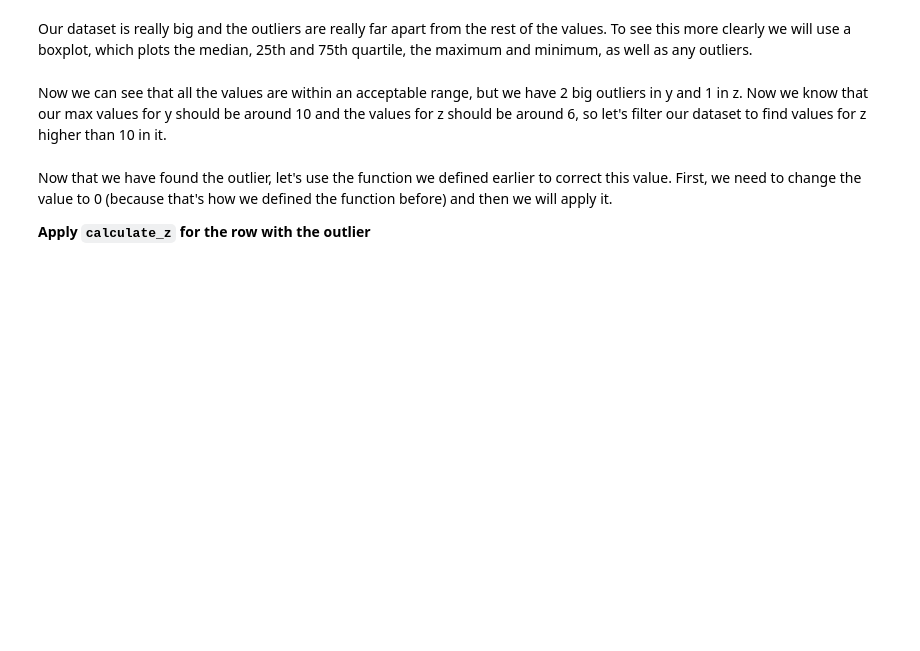
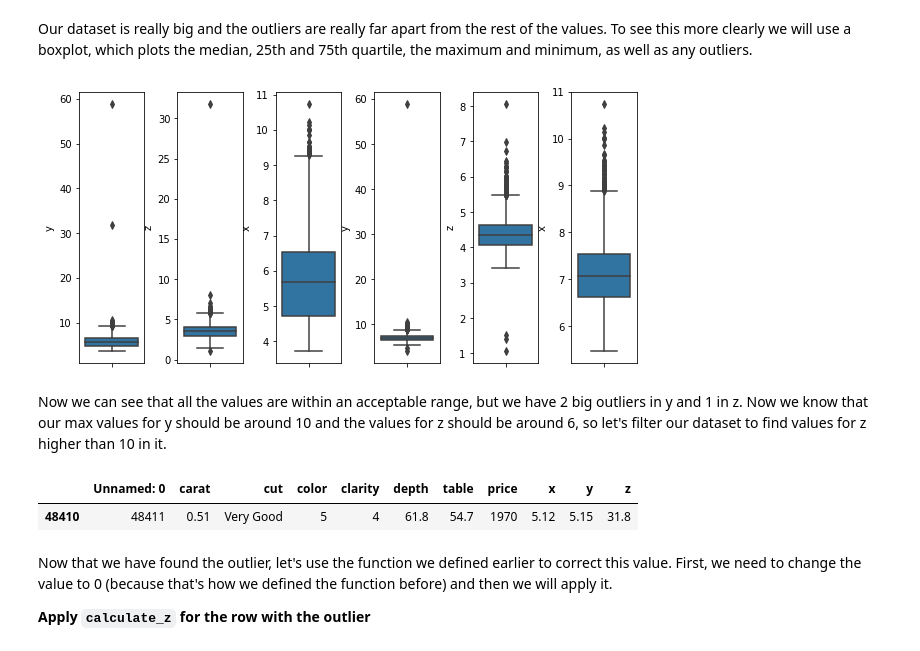
Before and after one commit to ta-data-lis/M2-mini-project1, a Jupyter notebook: 1.-Data Cleaning.ipynb, the cells around one changed output. Cells and saved outputs as stored; diff of their text form; code cells hidden in the pictures; blank space fills up the shorter version.

```diff
--- a/1.-Data Cleaning.ipynb
+++ b/1.-Data Cleaning.ipynb
@@ -118,2 +205,19 @@ For those 12 rows, we will create a function that applies the formula given in t
+# %%
+#your code here
+def calculate_z(df,col):
+    for row in df.index:
+        if (df.loc[row,col] == 0):
+            df.loc[row,col] = round((df.loc[row,"depth"]/100)*(df.loc[row,"x"]+df.loc[row,"y"])/2,2)
+        else:
+            continue
+    return df[col]
+
+
+#def calculate_z(r):
+#    if r == 0:
+#        z = (diamonds['depth']*(diamonds['x'] + diamonds['y'])) /2
+#   else:
+#        z = r
+#    return z
 # %% [markdown]
 **Apply it just to the rows with incorrect values**
@@ -121,0 +224,6 @@ For those 12 rows, we will create a function that applies the formula given in t
+# %%
+#your code here
+diamonds["z"] = calculate_z(diamonds,"z")
+
+filt=diamonds[(diamonds["x"]==0) | (diamonds["y"]==0) | (diamonds["z"]==0)]
+filt
@@ -130,3 +246,8 @@ To replace them we can use the pandas .replace() method and np.NaN.
+# %%
+#your code herediamonds["z"].replace(0, np.NaN, inplace=True)
+diamonds['x'] = diamonds['x'].replace(0,np.nan)
+diamonds['y'] = diamonds['y'].replace(0,np.nan)
+diamonds['z'] = diamonds['z'].replace(0,np.nan)
 # %% [markdown]
 Let's check the data again with the `describe()` method.
 # %%
@@ -156,0 +314,4 @@ To manage these outliers, we are going to filter our DataFrame, we're going to t
+# %%
+#your code here
+dia75 = diamonds[diamonds.price>diamonds.price.quantile(.75)]
+dia75.describe()
@@ -158,14 +329,25 @@ To manage these outliers, we are going to filter our DataFrame, we're going to t
 Our dataset is really big and the outliers are really far apart from the rest of the values. To see this more clearly we will use a boxplot, which plots the median, 25th and 75th quartile, the maximum and minimum, as well as any outliers.
 # %%
 #Run this code
-fig, ax = plt.subplots(1,2, figsize=(10, 5))
+fig, ax = plt.subplots(1,6, figsize=(10, 5))
 sns.boxplot(y=diamonds.y, ax=ax[0])
 sns.boxplot(y=diamonds.z, ax=ax[1])
+sns.boxplot(y=diamonds.x, ax=ax[2])
+sns.boxplot(y=dia75.y, ax=ax[3])
+sns.boxplot(y=dia75.z, ax=ax[4])
+sns.boxplot(y=dia75.x, ax=ax[5])
 plt.subplots_adjust(wspace=0.5)
+# %% [output]
+[figure, added]
 # %% [markdown]
 Now we can see that all the values are within an acceptable range, but we have 2 big outliers in y and 1 in z. Now we know that our max values for y should be around 10 and the values for z should be around 6, so let's filter our dataset to find values for z higher than 10 in it.
 # %%
 #your code here
+dia10 = diamonds[diamonds.z>10]
+dia10
+# %% [output]
+|  | Unnamed: 0 | carat | cut | color | clarity | depth | table | price | x | y | z |
+| 48410 | 48411 | 0.51 | Very Good | 5 | 4 | 61.8 | 54.7 | 1970 | 5.12 | 5.15 | 31.8 |
 # %% [markdown]
 Now that we have found the outlier, let's use the function we defined earlier to correct this value. First, we need to change the value to 0 (because that's how we defined the function before) and then we will apply it.
 
```
Also changed, not shown: parts of 34 cells of this notebook, 2 other files.
